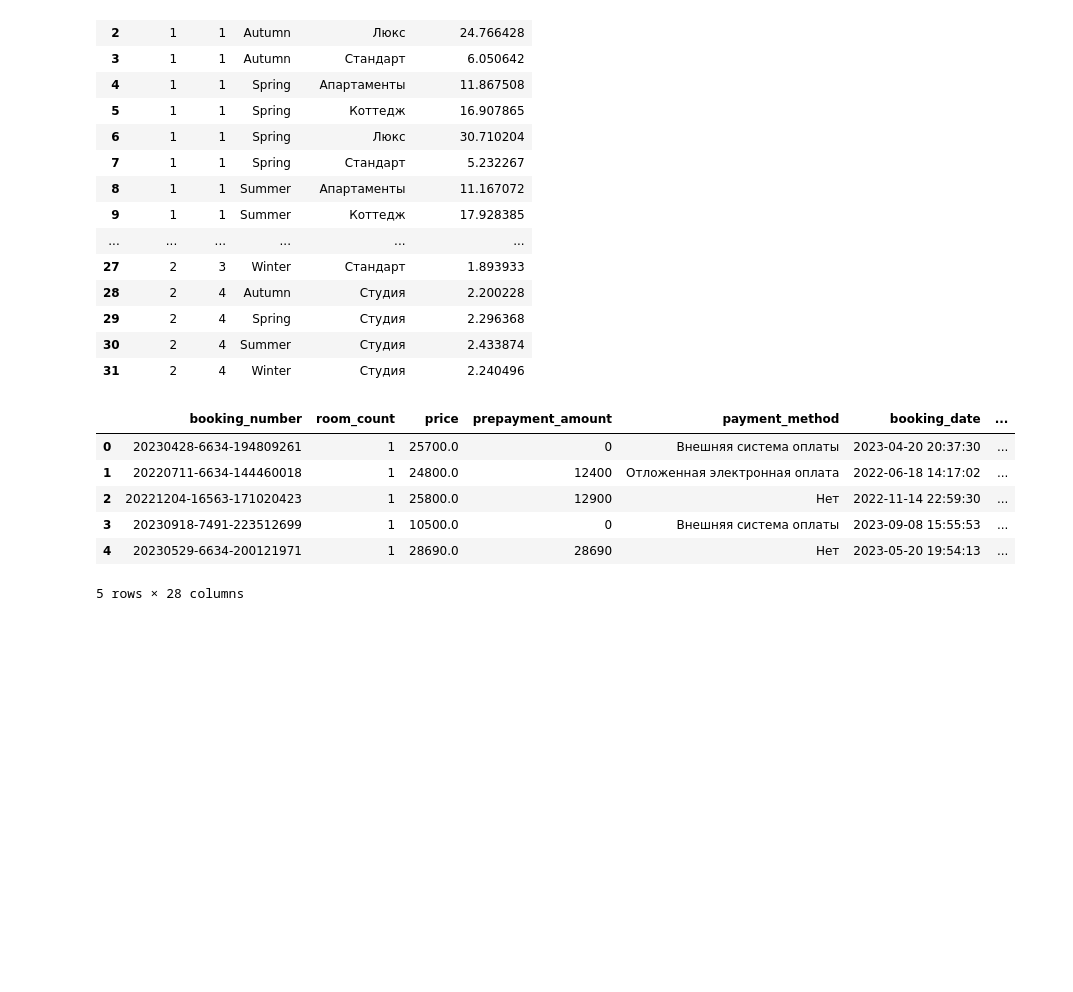
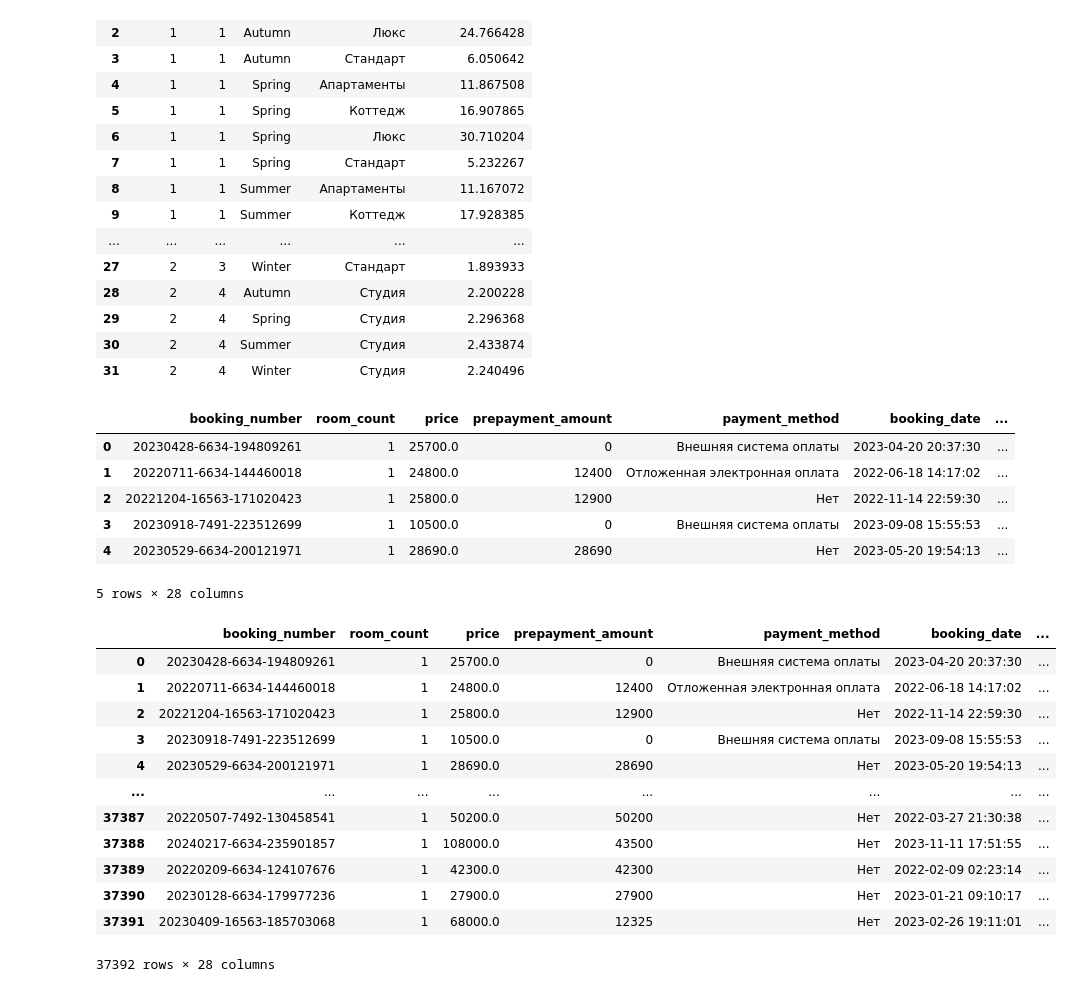
Before and after one commit to EPrutskoy/MindGames_Hotel_Product, a Jupyter notebook: hse_hotel_project.ipynb, the cells around one changed output. Drawn from its saved outputs; the diff is of its cells as text; code cells hidden in the pictures; blank space fills up the shorter version.

```diff
--- a/hse_hotel_project.ipynb
+++ b/hse_hotel_project.ipynb
@@ -681,3 +681,19 @@ display(processed_data.head())
 | 3 | 20230918-7491-223512699 | 1 | 10500.0 | 0 | Внешняя система оплаты | 2023-09-08 15:55:53 | ... |
 | 4 | 20230529-6634-200121971 | 1 | 28690.0 | 28690 | Нет | 2023-05-20 19:54:13 | ... |
 5 rows × 28 columns
+# %%
+processed_data
+# %% [output]
+|  | booking_number | room_count | price | prepayment_amount | payment_method | booking_date | ... |
+| 0 | 20230428-6634-194809261 | 1 | 25700.0 | 0 | Внешняя система оплаты | 2023-04-20 20:37:30 | ... |
+| 1 | 20220711-6634-144460018 | 1 | 24800.0 | 12400 | Отложенная электронная оплата | 2022-06-18 14:17:02 | ... |
+| 2 | 20221204-16563-171020423 | 1 | 25800.0 | 12900 | Нет | 2022-11-14 22:59:30 | ... |
+| 3 | 20230918-7491-223512699 | 1 | 10500.0 | 0 | Внешняя система оплаты | 2023-09-08 15:55:53 | ... |
+| 4 | 20230529-6634-200121971 | 1 | 28690.0 | 28690 | Нет | 2023-05-20 19:54:13 | ... |
+| ... | ... | ... | ... | ... | ... | ... | ... |
+| 37387 | 20220507-7492-130458541 | 1 | 50200.0 | 50200 | Нет | 2022-03-27 21:30:38 | ... |
+| 37388 | 20240217-6634-235901857 | 1 | 108000.0 | 43500 | Нет | 2023-11-11 17:51:55 | ... |
+| 37389 | 20220209-6634-124107676 | 1 | 42300.0 | 42300 | Нет | 2022-02-09 02:23:14 | ... |
+| 37390 | 20230128-6634-179977236 | 1 | 27900.0 | 27900 | Нет | 2023-01-21 09:10:17 | ... |
+| 37391 | 20230409-16563-185703068 | 1 | 68000.0 | 12325 | Нет | 2023-02-26 19:11:01 | ... |
+37392 rows × 28 columns
```
Also changed, not shown: parts of 6 cells of this notebook, 36 other files.
